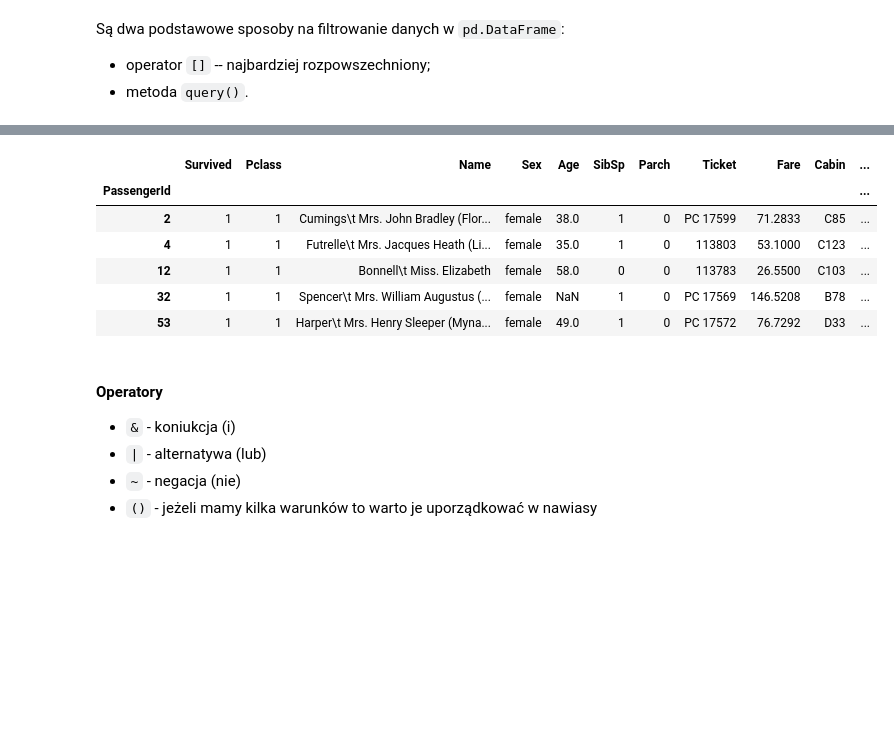
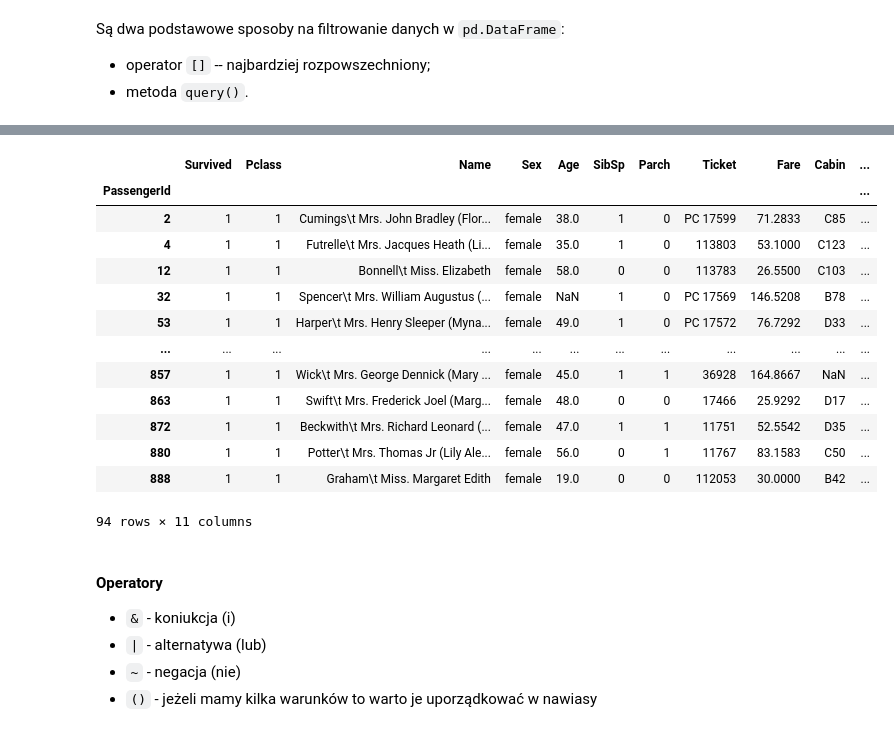
Before and after one commit to Cloudy17g35/python-2021-2022, a Jupyter notebook: pandas/data_analysis.ipynb, the cells around one changed output, grey strips where cells are left out. Drawn from its saved outputs; the diff is of its cells as text; code cells hidden in the pictures; blank space fills up the shorter version.

```diff
--- a/pandas/data_analysis.ipynb
+++ b/pandas/data_analysis.ipynb
@@ -666,15 +662,25 @@ df.head()
 | 4 | 1 | 1 | Futrelle\t Mrs. Jacques Heath (Li... | female | 35.0 | 1 | 0 | 113803 | 53.1000 | C123 | ... |
 | 5 | 0 | 3 | Allen\t Mr. William Henry | male | 35.0 | 0 | 0 | 373450 | 8.0500 | NaN | ... |
 # %%
-df[(df['Pclass'] == 1) & (df['Sex'] == 'female')].head()
+pierwsza_klasa = df['Pclass'] == 1
+kobiety = df['Sex'] == 'female'
+
+df[pierwsza_klasa & kobiety]
 # %% [output]
 |  | Survived | Pclass | Name | Sex | Age | SibSp | Parch | Ticket | Fare | Cabin | ... |
 | PassengerId |  |  |  |  |  |  |  |  |  |  | ... |
 | 2 | 1 | 1 | Cumings\t Mrs. John Bradley (Flor... | female | 38.0 | 1 | 0 | PC 17599 | 71.2833 | C85 | ... |
 | 4 | 1 | 1 | Futrelle\t Mrs. Jacques Heath (Li... | female | 35.0 | 1 | 0 | 113803 | 53.1000 | C123 | ... |
 | 12 | 1 | 1 | Bonnell\t Miss. Elizabeth | female | 58.0 | 0 | 0 | 113783 | 26.5500 | C103 | ... |
 | 32 | 1 | 1 | Spencer\t Mrs. William Augustus (... | female | NaN | 1 | 0 | PC 17569 | 146.5208 | B78 | ... |
 | 53 | 1 | 1 | Harper\t Mrs. Henry Sleeper (Myna... | female | 49.0 | 1 | 0 | PC 17572 | 76.7292 | D33 | ... |
+| ... | ... | ... | ... | ... | ... | ... | ... | ... | ... | ... | ... |
+| 857 | 1 | 1 | Wick\t Mrs. George Dennick (Mary ... | female | 45.0 | 1 | 1 | 36928 | 164.8667 | NaN | ... |
+| 863 | 1 | 1 | Swift\t Mrs. Frederick Joel (Marg... | female | 48.0 | 0 | 0 | 17466 | 25.9292 | D17 | ... |
+| 872 | 1 | 1 | Beckwith\t Mrs. Richard Leonard (... | female | 47.0 | 1 | 1 | 11751 | 52.5542 | D35 | ... |
+| 880 | 1 | 1 | Potter\t Mrs. Thomas Jr (Lily Ale... | female | 56.0 | 0 | 1 | 11767 | 83.1583 | C50 | ... |
+| 888 | 1 | 1 | Graham\t Miss. Margaret Edith | female | 19.0 | 0 | 0 | 112053 | 30.0000 | B42 | ... |
+94 rows × 11 columns
 # %% [markdown]
 #### Operatory
 
```
Also changed, not shown: parts of 44 cells of this notebook, 2 other files.
